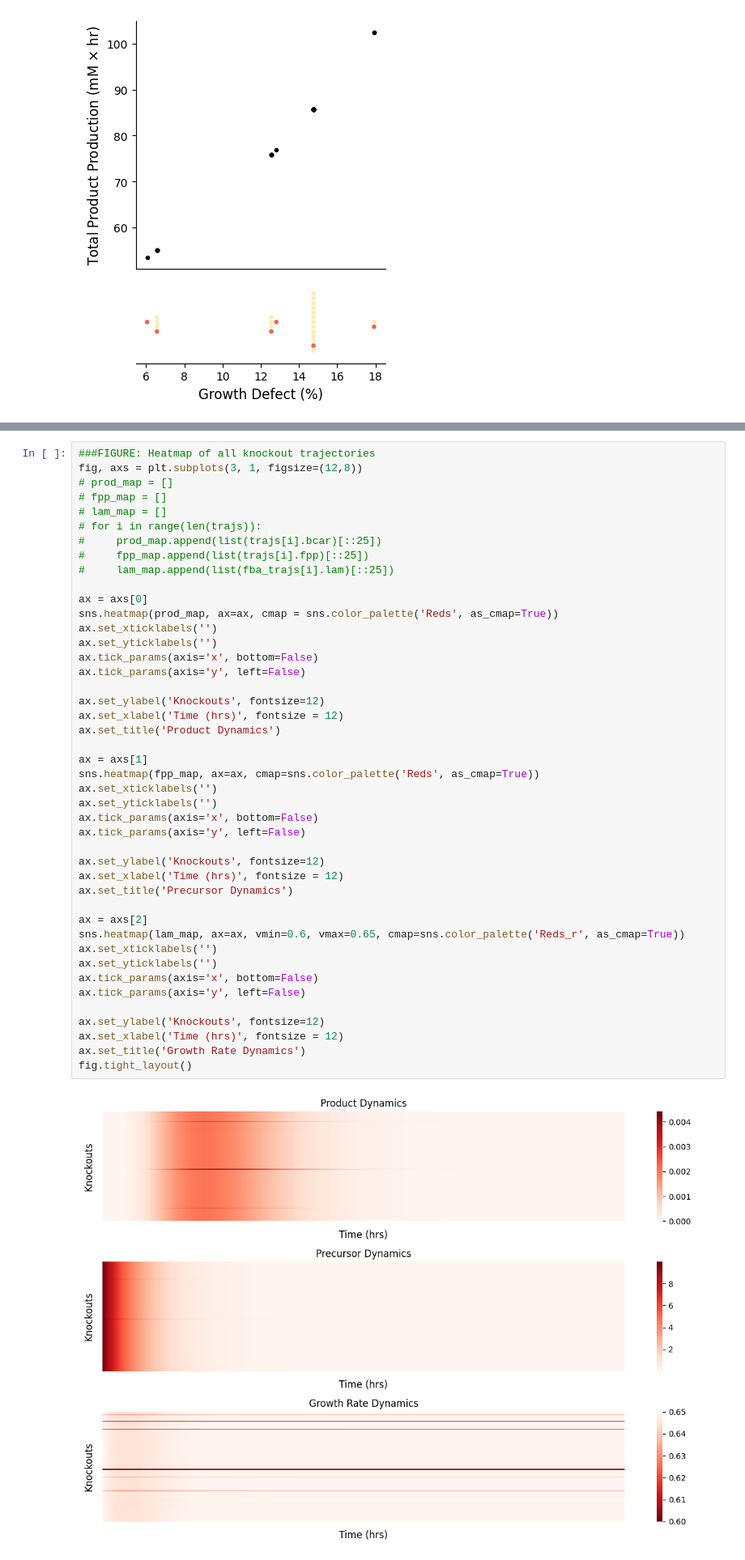
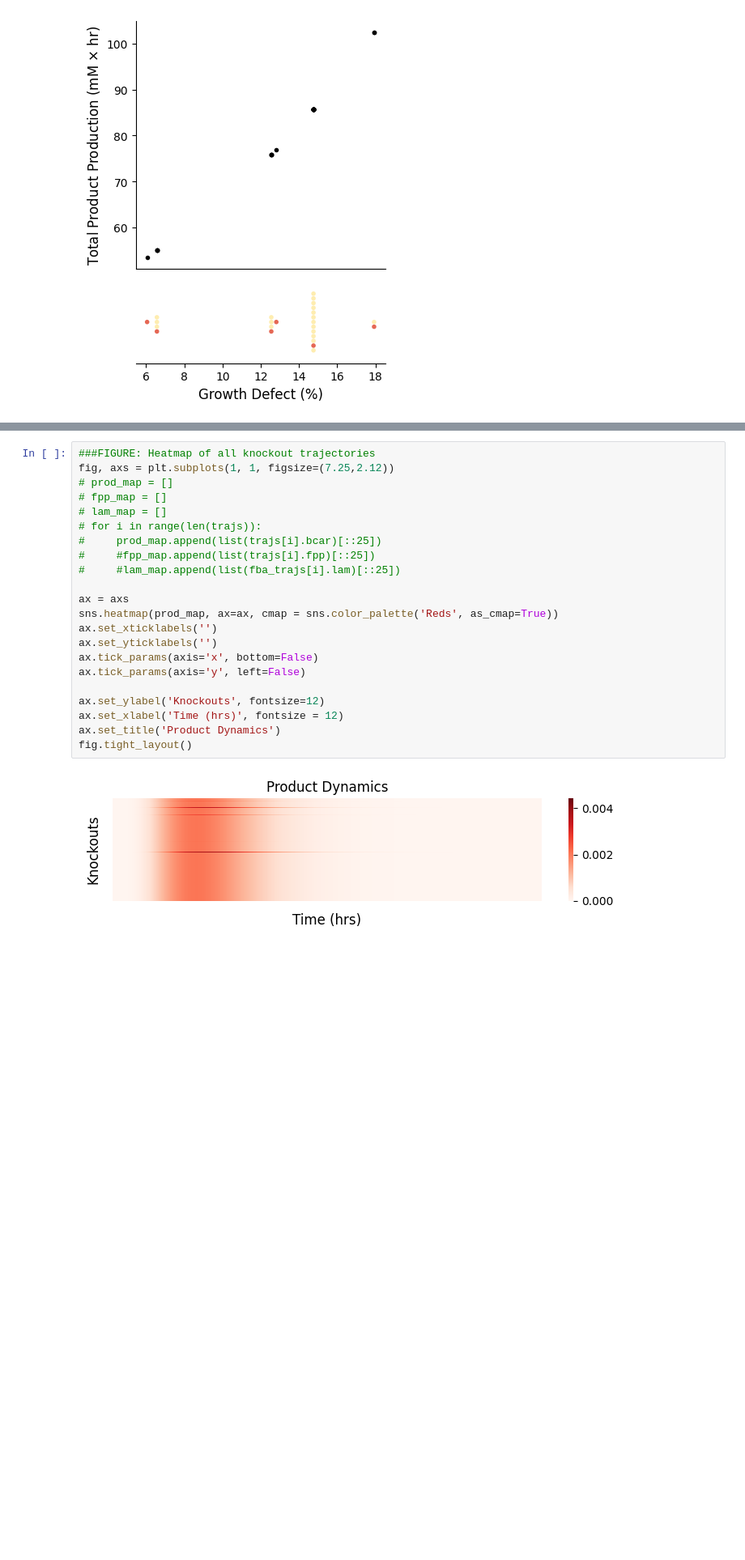
Before and after one commit to cjmerzbacher/joint-simulator, a Jupyter notebook: visualization/bcar_visualization.ipynb, the cells around one changed output, grey strips where cells are left out. Shown at 81% size. Drawn from its saved outputs; the diff is of its cells as text; blank space fills up the shorter version.

```diff
--- a/visualization/bcar_visualization.ipynb
+++ b/visualization/bcar_visualization.ipynb
@@ -215,49 +477,27 @@ Text(0.5, 1.0, 'Product Rise Time')
 # %%
 ###FIGURE: Heatmap of all knockout trajectories
-fig, axs = plt.subplots(3, 1, figsize=(12,8))
+fig, axs = plt.subplots(1, 1, figsize=(7.25,2.12))
 # prod_map = []
 # fpp_map = []
 # lam_map = []
 # for i in range(len(trajs)):
 #     prod_map.append(list(trajs[i].bcar)[::25])
-#     fpp_map.append(list(trajs[i].fpp)[::25])
-#     lam_map.append(list(fba_trajs[i].lam)[::25])
+#     #fpp_map.append(list(trajs[i].fpp)[::25])
+#     #lam_map.append(list(fba_trajs[i].lam)[::25])
 
-ax = axs[0]
+ax = axs
 sns.heatmap(prod_map, ax=ax, cmap = sns.color_palette('Reds', as_cmap=True))
 ax.set_xticklabels('')
 ax.set_yticklabels('')
 ax.tick_params(axis='x', bottom=False)
 ax.tick_params(axis='y', left=False)
 
 ax.set_ylabel('Knockouts', fontsize=12)
 ax.set_xlabel('Time (hrs)', fontsize = 12)
 ax.set_title('Product Dynamics')
-
-ax = axs[1]
-sns.heatmap(fpp_map, ax=ax, cmap=sns.color_palette('Reds', as_cmap=True))
-ax.set_xticklabels('')
-ax.set_yticklabels('')
-ax.tick_params(axis='x', bottom=False)
-ax.tick_params(axis='y', left=False)
-
-ax.set_ylabel('Knockouts', fontsize=12)
-ax.set_xlabel('Time (hrs)', fontsize = 12)
-ax.set_title('Precursor Dynamics')
-
-ax = axs[2]
-sns.heatmap(lam_map, ax=ax, vmin=0.6, vmax=0.65, cmap=sns.color_palette('Reds_r', as_cmap=True))
-ax.set_xticklabels('')
-ax.set_yticklabels('')
-ax.tick_params(axis='x', bottom=False)
-ax.tick_params(axis='y', left=False)
-
-ax.set_ylabel('Knockouts', fontsize=12)
-ax.set_xlabel('Time (hrs)', fontsize = 12)
-ax.set_title('Growth Rate Dynamics')
 fig.tight_layout()
 # %% [output]
-[figure, old version]
+[figure, new version]
 # %% [markdown]
 FIGURE 4: BURDEN
 # %%
```
Also changed, not shown: parts of 11 cells of this notebook, 8 other files.
